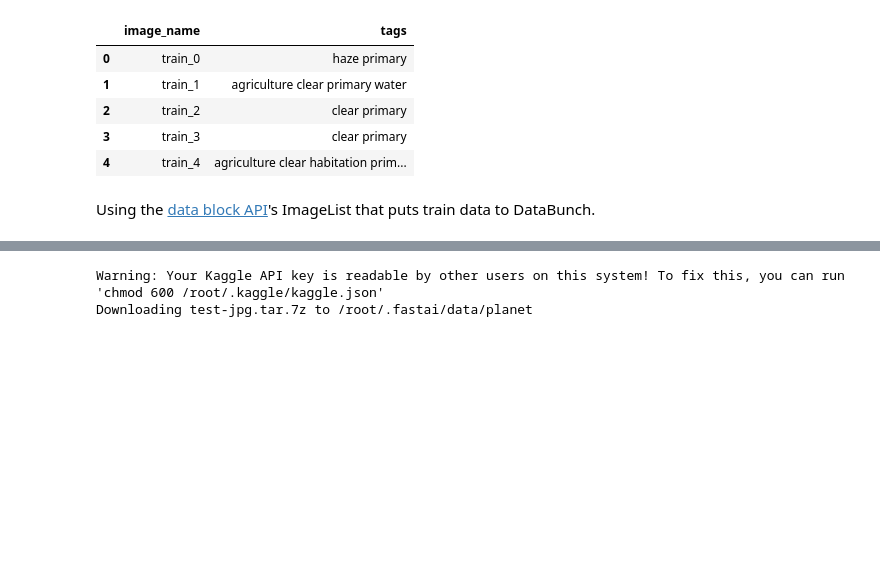
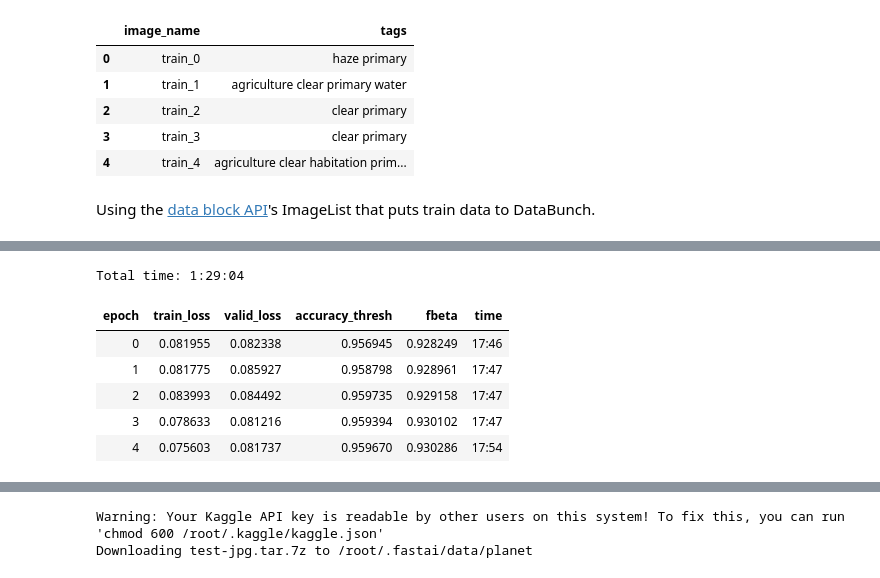
Before and after one commit to elirex/ml-practices, a Jupyter notebook: fast.ai-v3/lesson3/lesson3_planet.ipynb, the cells around one changed output, grey strips where cells are left out. Cells and saved outputs as stored; diff of their text form; code cells hidden in the pictures; blank space fills up the shorter version.

```diff
--- a/fast.ai-v3/lesson3/lesson3_planet.ipynb
+++ b/fast.ai-v3/lesson3/lesson3_planet.ipynb
@@ -138,0 +161,12 @@ learn.save("stage-2")
+# %%
+lr=1e-2/2
+# %%
+learn.fit_one_cycle(5, slice(lr))
+# %% [output]
+Total time: 1:29:04
+| epoch | train_loss | valid_loss | accuracy_thresh | fbeta | time |
+| 0 | 0.081955 | 0.082338 | 0.956945 | 0.928249 | 17:46 |
+| 1 | 0.081775 | 0.085927 | 0.958798 | 0.928961 | 17:47 |
+| 2 | 0.083993 | 0.084492 | 0.959735 | 0.929158 | 17:47 |
+| 3 | 0.078633 | 0.081216 | 0.959394 | 0.930102 | 17:47 |
+| 4 | 0.075603 | 0.081737 | 0.959670 | 0.930286 | 17:54 |
```
Also changed, not shown: parts of 33 cells of this notebook.
